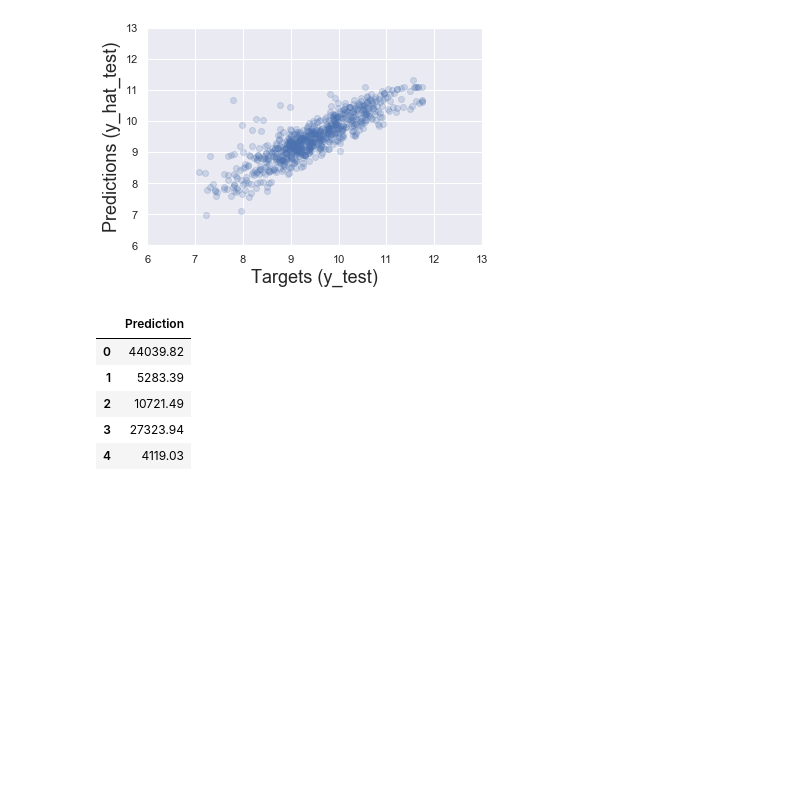
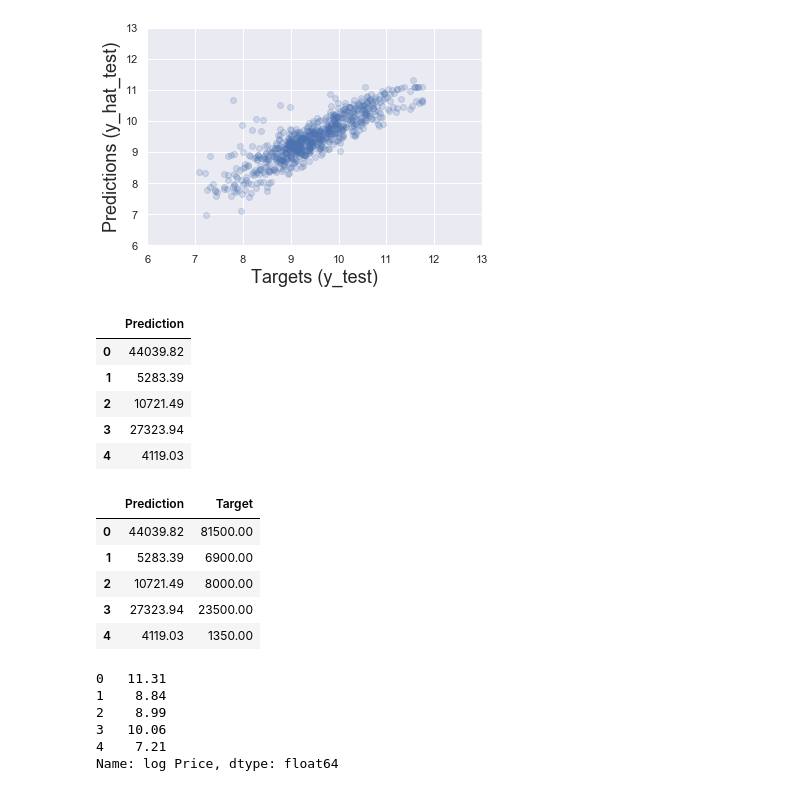
Before and after one commit to Oren-Ben/Regression_Analsis, a Jupyter notebook: Linear Regression.ipynb, the cells around one changed output. Saved outputs shown, nothing was run; the diff lists cells and outputs as text; code cells hidden in the pictures; blank space fills up the shorter version.

```diff
--- a/Linear Regression.ipynb
+++ b/Linear Regression.ipynb
@@ -382,6 +382,26 @@ df_pf.head()
 | 2 | 10721.49 |
 | 3 | 27323.94 |
 | 4 | 4119.03 |
+# %%
+df_pf['Target'] = np.exp(y_test)
+df_pf.head()
+# %% [output]
+|  | Prediction | Target |
+| 0 | 44039.82 | 81500.00 |
+| 1 | 5283.39 | 6900.00 |
+| 2 | 10721.49 | 8000.00 |
+| 3 | 27323.94 | 23500.00 |
+| 4 | 4119.03 | 1350.00 |
+# %%
+y_test = y_test.reset_index(drop=True)
+y_test.head()
+# %% [output]
+0   11.31
+1    8.84
+2    8.99
+3   10.06
+4    7.21
+Name: log Price, dtype: float64
 # %%
 df_pf['Target'] = np.exp(y_test)
 df_pf
```
Also changed, not shown: parts of 14 cells of this notebook.
